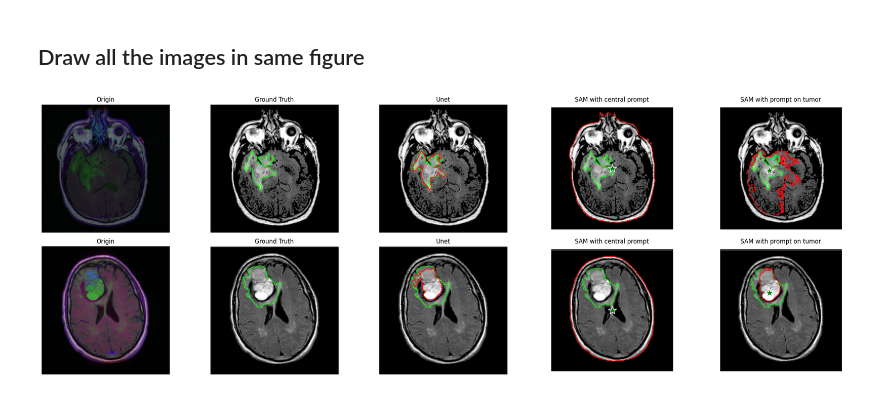
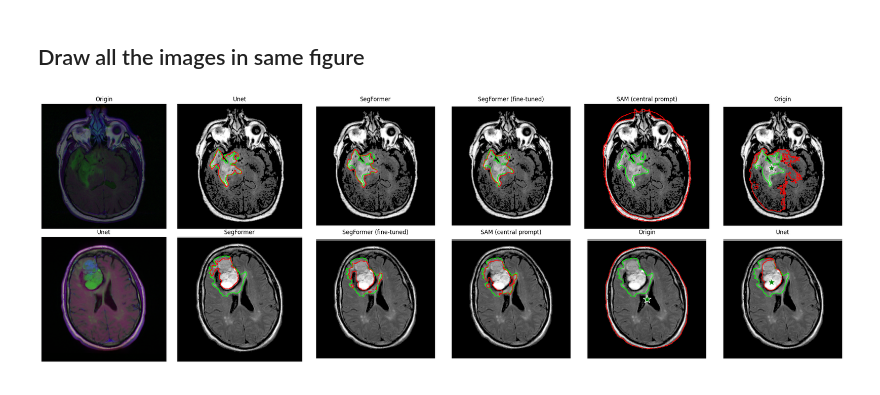
Before and after one commit to Jn-Huang/545_project_brain_segmentation, a Jupyter notebook: notebooks/model_comp_figure.ipynb, the cells around one changed output. Cells and saved outputs as stored; diff of their text form; code cells hidden in the pictures.

Commit message:
finish model comparision plotting

```diff
--- a/notebooks/model_comp_figure.ipynb
+++ b/notebooks/model_comp_figure.ipynb
@@ -39,39 +39,47 @@ import matplotlib.image as mpimg
 
 image_names = [
     "../images/model_comp_TCGA_DU_7014_19860618_origin.png",
-    "../images/model_comp_TCGA_DU_7014_19860618_y_true.png",
+    # "../images/model_comp_TCGA_DU_7014_19860618_y_true.png",
     "../images/model_comp_TCGA_DU_7014_19860618_unet.png",
+    "../images/model_comp_segf_w:0_pretrain2.png",
+    "../images/model_comp_segf_w_pretrain2.png",
     "../images/model_comp_TCGA_DU_7014_19860618_SAM.png",
     "../images/model_comp_TCGA_DU_7014_19860618_SAM_tumor.png",
+
     "../images/model_comp_TCGA_HT_7616_19940813_origin.png",
-    "../images/model_comp_TCGA_HT_7616_19940813_y_true.png",
+    # "../images/model_comp_TCGA_HT_7616_19940813_y_true.png",
     "../images/model_comp_TCGA_HT_7616_19940813_unet.png",
+    "../images/model_comp_segf_w:0_pretrain.png",
+    "../images/model_comp_segf_w_pretrain.png",
     "../images/model_comp_TCGA_HT_7616_19940813_SAM.png",
-    "../images/model_comp_TCGA_HT_7616_19940813_SAM_tumor.png"]
+    "../images/model_comp_TCGA_HT_7616_19940813_SAM_tumor.png",
+    ]
 
 
 image_labels = [
     "Origin",
-    "Ground Truth",
+    # "Ground Truth",
     "Unet",
-    "SAM with central prompt",
-    "SAM with prompt on tumor",
+    "SegFormer",
+    "SegFormer (fine-tuned)",
+    "SAM (central prompt)",
+    "SAM (with prompt on tumor)",
 ]
 
-fig, axes = plt.subplots(nrows=2, ncols=5, figsize=(24, 8))
+fig, axes = plt.subplots(nrows=2, ncols=6, figsize=(24, 8))
 
 for i, ax in enumerate(axes.flatten()):
     img = mpimg.imread(image_names[i])
     ax.imshow(img)
 
     if i % 5 < len(image_labels):
         ax.set_title(image_labels[i % 5])
     else:
         ax.set_title("")
 
     ax.axis('off')
 
 plt.tight_layout()
 plt.show()
 # %% [output]
-[figure, old version]
+[figure, new version]
```
Also changed, not shown: 8 other files.
